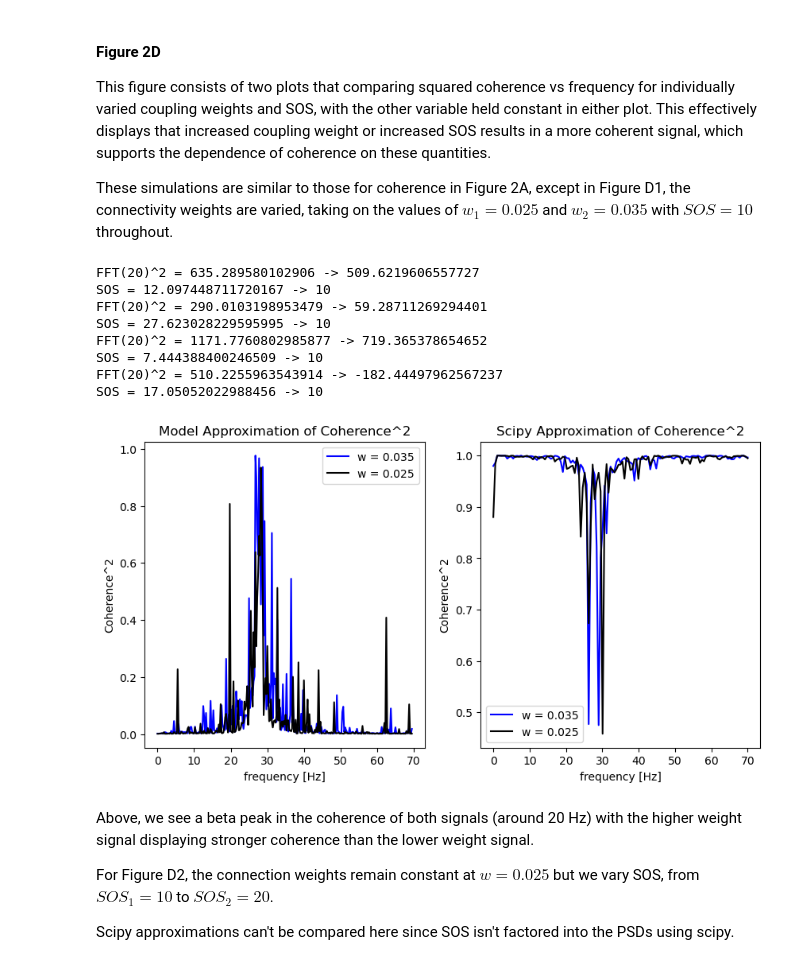
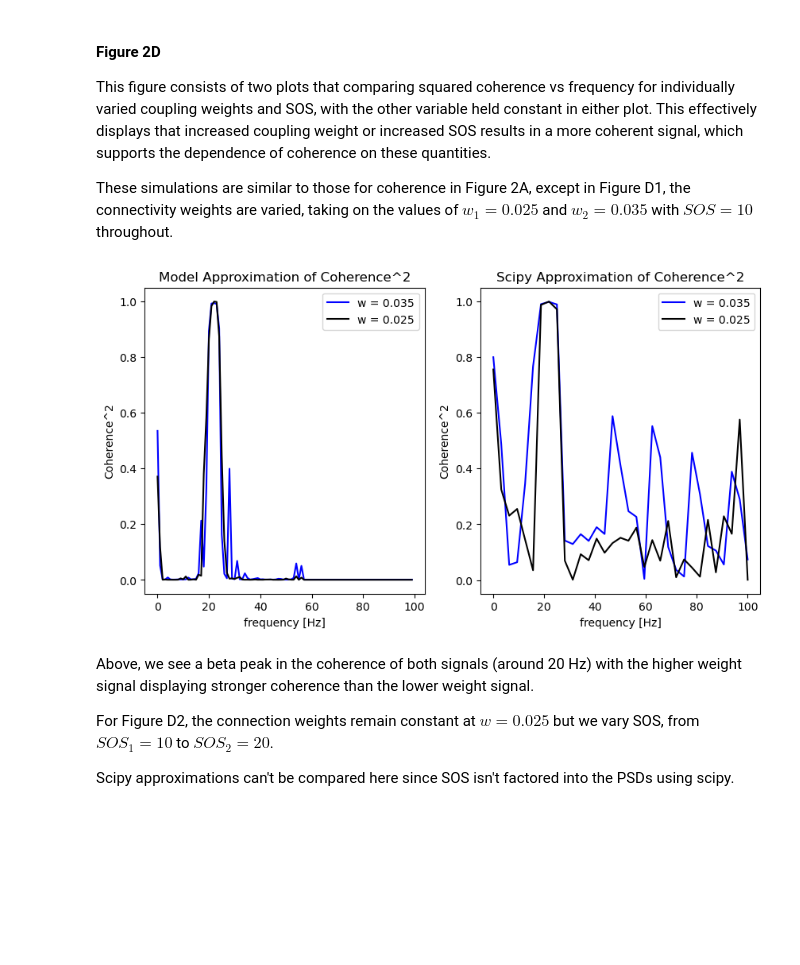
Before and after one commit to cyneuro/neuro_communication, a Jupyter notebook: Vinck2021_SSM_tutorial.ipynb, the cells around one changed output. Saved outputs shown, nothing was run; the diff lists cells and outputs as text; code cells hidden in the pictures; blank space fills up the shorter version.

```diff
--- a/Vinck2021_SSM_tutorial.ipynb
+++ b/Vinck2021_SSM_tutorial.ipynb
@@ -193,7 +176,7 @@ def generate_sender_receiver(tstop, sampling_rate, SOS, freq_SOS, w, random_stat
 # Signal Check
 fig, ax = plt.subplots(2, 3, figsize = (20, 5))
 
-z1, z2, n1, n1_adjusted, alpha, freqs = generate_sender_receiver(TSTOP, SAMPLING_RATE, SOS, 20, W, random_state)
+z1, z2, n1, n1_adjusted, alpha, freqs = generate_sender_receiver(TSTOP, SAMPLING_RATE, SOS, 21, W, random_state)
 
 ax.flatten()[0].plot(z1)
 ax.flatten()[0].set_title("Sender")
@@ -441,41 +412,36 @@ These simulations are similar to those for coherence in Figure 2A, except in Fig
 # %%
 # Select parameters for coherence
 SOS = 10
 W1 = 0.025
 W2 = 0.035
 
-f, coh2_025 = get_coherence2(TSTOP, SAMPLING_RATE, SOS, 20, W1, random_state)
-f, coh2_035 = get_coherence2(TSTOP, SAMPLING_RATE, SOS, 20, W2, random_state)
+f, coh2_025 = get_coherence2(TSTOP, SAMPLING_RATE, SOS, 21, W1, random_state)
+f, coh2_035 = get_coherence2(TSTOP, SAMPLING_RATE, SOS, 21, W2, random_state)
 
-f_scipy, coh2_025_scipy = get_scipy_coherence2(TSTOP, SAMPLING_RATE, SOS, 20, W1, random_state)
-f_scipy, coh2_035_scipy = get_scipy_coherence2(TSTOP, SAMPLING_RATE, SOS, 20, W2, random_state)
+z1, z2, n1, n1_adjusted, alpha, freqs = generate_sender_receiver(TSTOP, SAMPLING_RATE, SOS, 21, 0.025, random_state)
+f_scipy, coh2_025_scipy = signal.coherence(z1, z2, fs=SAMPLING_RATE, nperseg=64)
+
+z1, z2, n1, n1_adjusted, alpha, freqs = generate_sender_receiver(TSTOP, SAMPLING_RATE, SOS, 21, 0.035, random_state)
+f_scipy, coh2_035_scipy = signal.coherence(z1, z2, fs=SAMPLING_RATE, nperseg=64)
 
 fig, ax = plt.subplots(nrows=1, ncols=2, figsize=(10,5))
 ax[0].plot(f, coh2_035, label="w = 0.035", color="blue")
 ax[0].plot(f, coh2_025, label="w = 0.025", color="black")
 ax[0].set_xlabel('frequency [Hz]')
 ax[0].set_ylabel('Coherence^2')
 ax[0].legend()
 ax[0].set_title('Model Approximation of Coherence^2')
 
 ax[1].plot(f_scipy, coh2_035_scipy, label="w = 0.035", color="blue")
 ax[1].plot(f_scipy, coh2_025_scipy, label="w = 0.025", color="black")
 ax[1].set_xlabel('frequency [Hz]')
 ax[1].set_ylabel('Coherence^2')
 ax[1].legend()
 ax[1].set_title('Scipy Approximation of Coherence^2')
 
 plt.show()
 # %% [output]
-FFT(20)^2 = 635.289580102906 -> 509.6219606557727
-SOS = 12.097448711720167 -> 10
-FFT(20)^2 = 290.0103198953479 -> 59.28711269294401
-SOS = 27.623028229595995 -> 10
-FFT(20)^2 = 1171.7760802985877 -> 719.365378654652
-SOS = 7.444388400246509 -> 10
-FFT(20)^2 = 510.2255963543914 -> -182.44497962567237
-SOS = 17.05052022988456 -> 10
-[figure, old version]
+[figure, new version]
 # %% [markdown]
 Above, we see a beta peak in the coherence of both signals (around 20 Hz) with the higher weight signal displaying stronger coherence than the lower weight signal.
 
```
Also changed, not shown: parts of 21 cells of this notebook.
